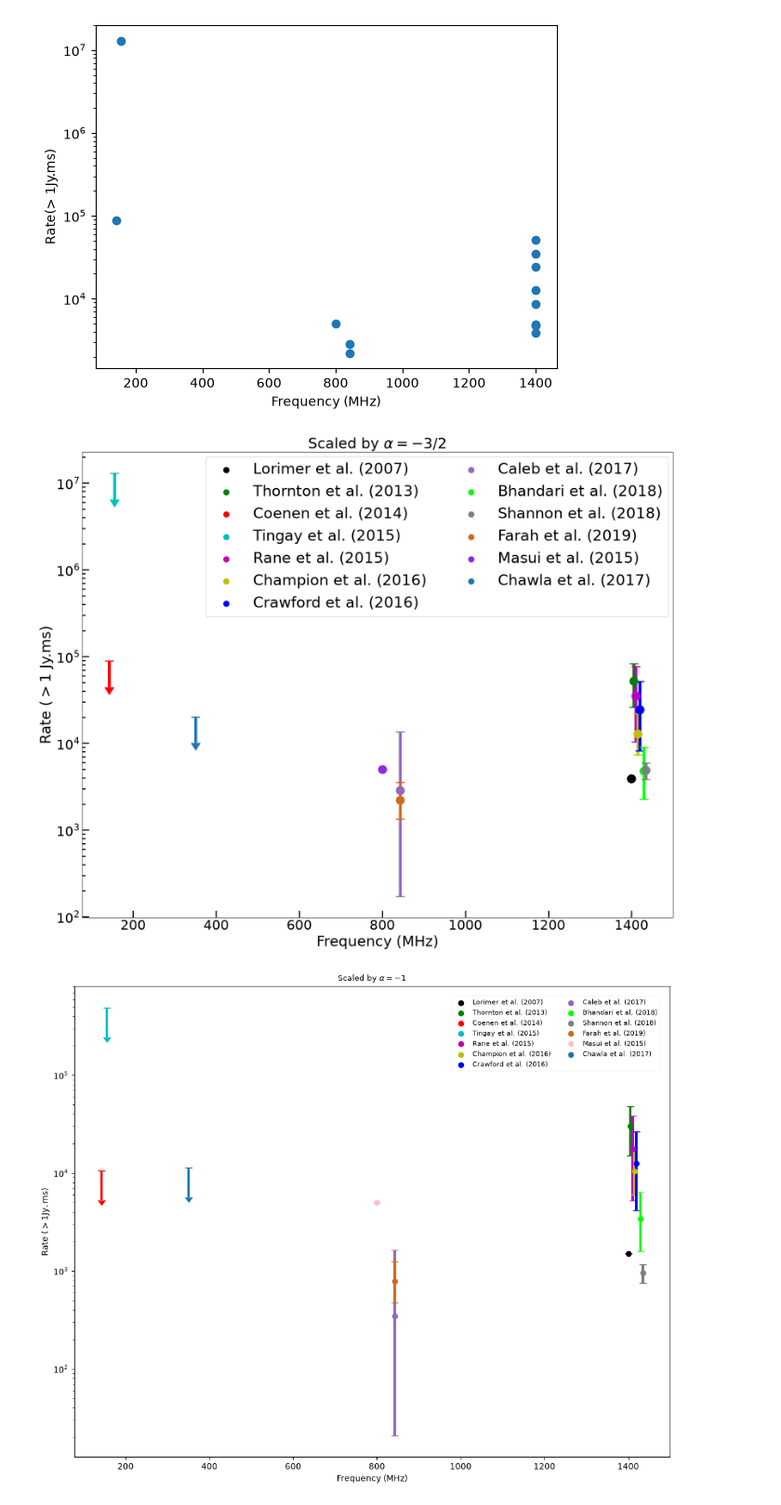
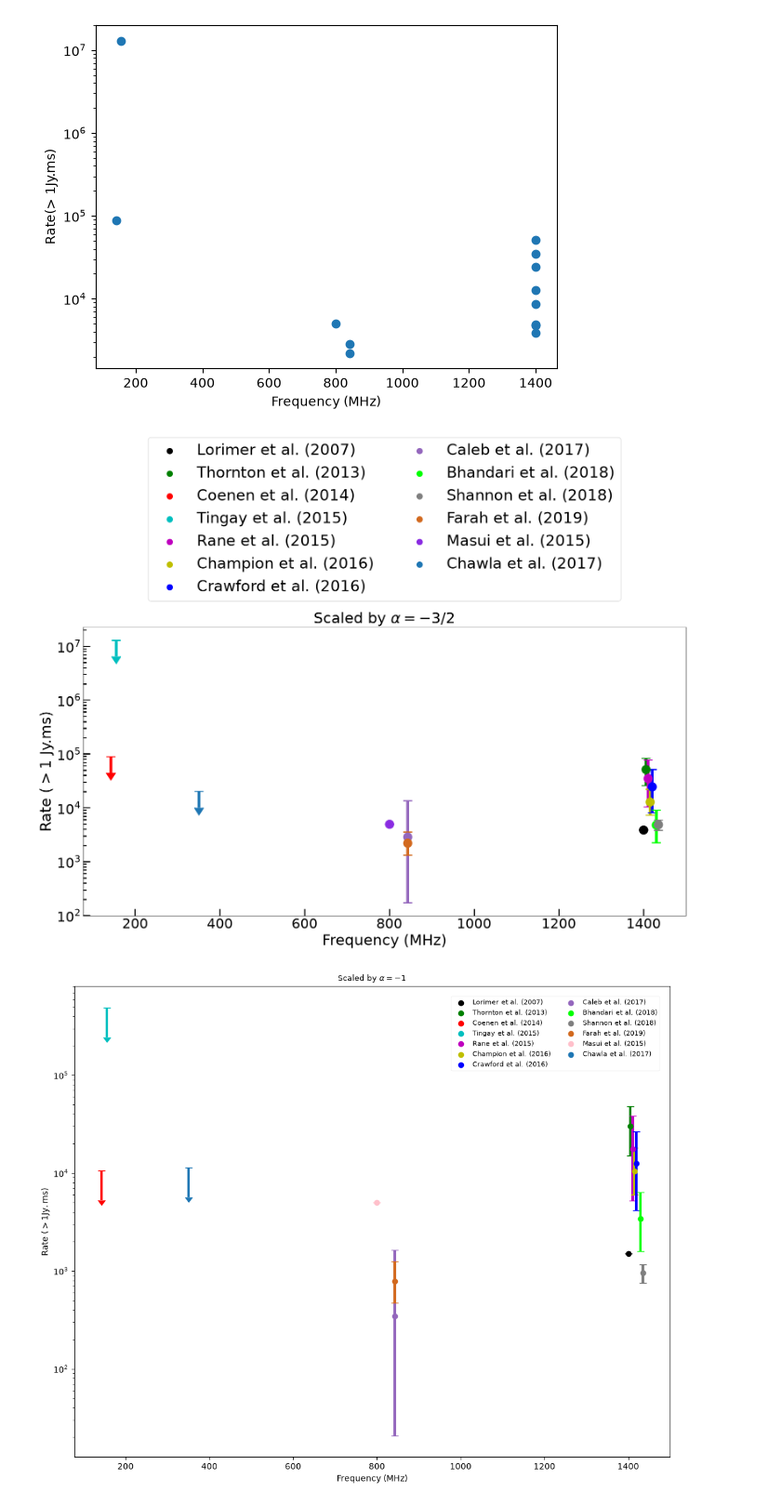
Before and after one commit to WVURAIL/Optimization-of-Radio-Array-Telescopes-to-Search-for-Fast-Radio-Bursts, a Jupyter notebook: code/scaley_kmb_mod.ipynb, the cells around one changed output. Shown at 93% size. Cells and saved outputs as stored; diff of their text form; code cells hidden in the pictures.

```diff
--- a/code/scaley_kmb_mod.ipynb
+++ b/code/scaley_kmb_mod.ipynb
@@ -106,35 +106,36 @@ font = {'family': 'sans-serif',
         'color':  'black',
         'weight': 'normal',
         'size': 26,
         }
 
 #rc('font', size=18)          # controls default text sizes
 #rc('axes', titlesize=20)     # fontsize of the axes title
 #rc('axes', labelsize=20)    # fontsize of the x and y labels
 #rc('xtick', labelsize=26)    # fontsize of the tick labels
 #rc('ytick', labelsize=26)    # fontsize of the tick labels
 rc('legend', fontsize=26.5)    # legend fontsize
 rc('figure', titlesize=26.5)  # fontsize of the figure title
 
 xticks(fontsize='24')
 yticks(fontsize='24')
 #ax.legend(loc='best', frameon=True)
 #ax.legend( loc='bottom',
 #           , mode="expand", borderaxespad=0.)
-ax.legend(bbox_to_anchor=(1,1), ncol=2, borderaxespad=0.3)
+# Keep all upper-limit markers visible below the legend.
+ax.legend(loc='lower center', bbox_to_anchor=(0.5, 1.09), ncol=2, borderaxespad=0.)
 yscale("log")
 xlabel(r'Frequency (MHz)',fontdict=font)
 ylabel(r'Rate ($> 1 $ Jy.ms)', fontdict=font)
 title(r'Scaled by $\alpha = -3/2$',fontdict=font)
 ax.tick_params(which='both', direction = 'in')
 ax.tick_params(which='major', length=12, width = 2)
 ax.tick_params(which='minor', length=6, width = 2)
 
 tight_layout()
 savefig(figure_dir / 'frbrate_alpha15.png')
 #ylim(100,400000)
 # %% [output]
-[figure, old version]
+[figure, new version]
 # %%
 # The canonical alpha=-3/2 figure is saved in the plotting cell above.
 # %%
```
Also changed, not shown: 30 other files.
